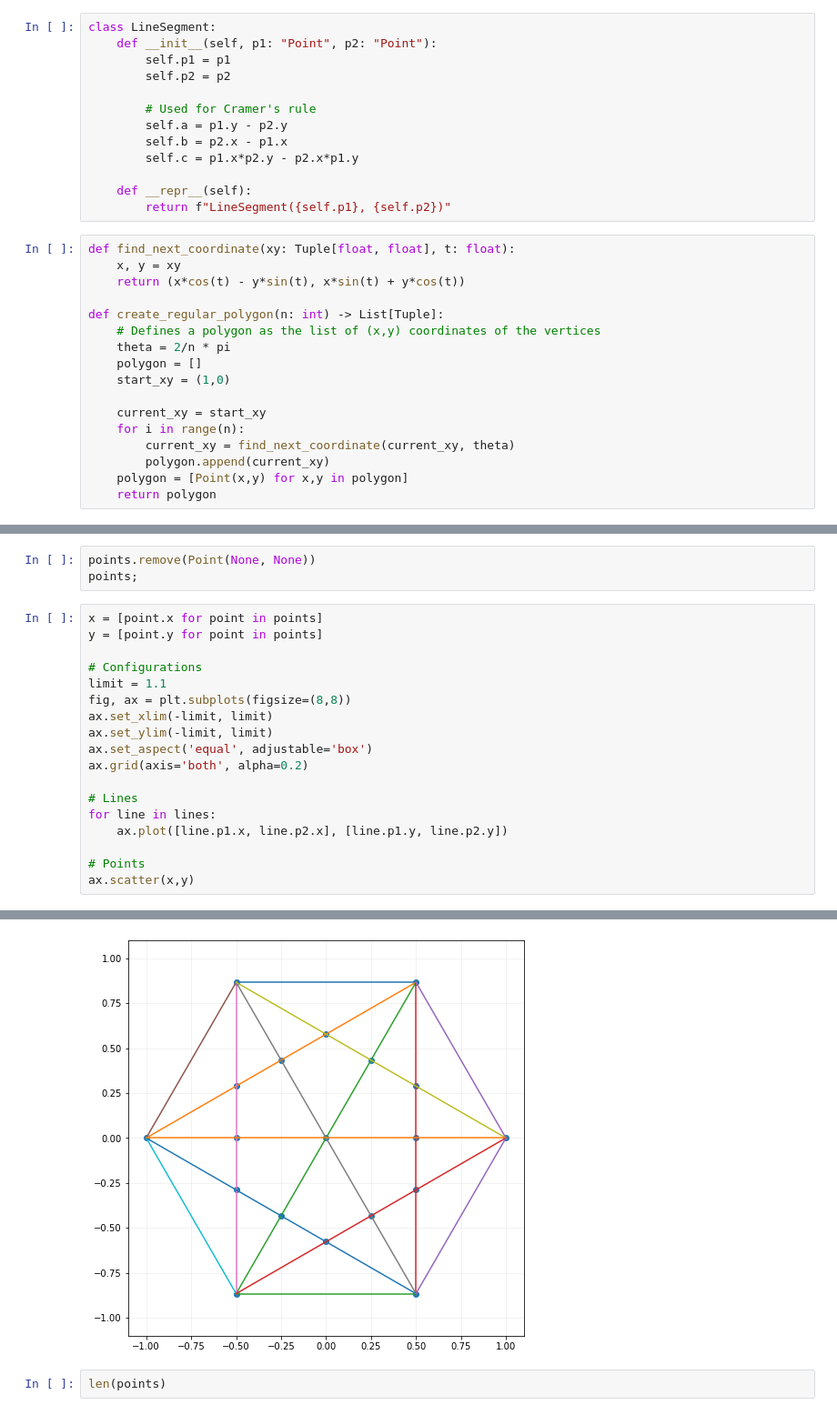
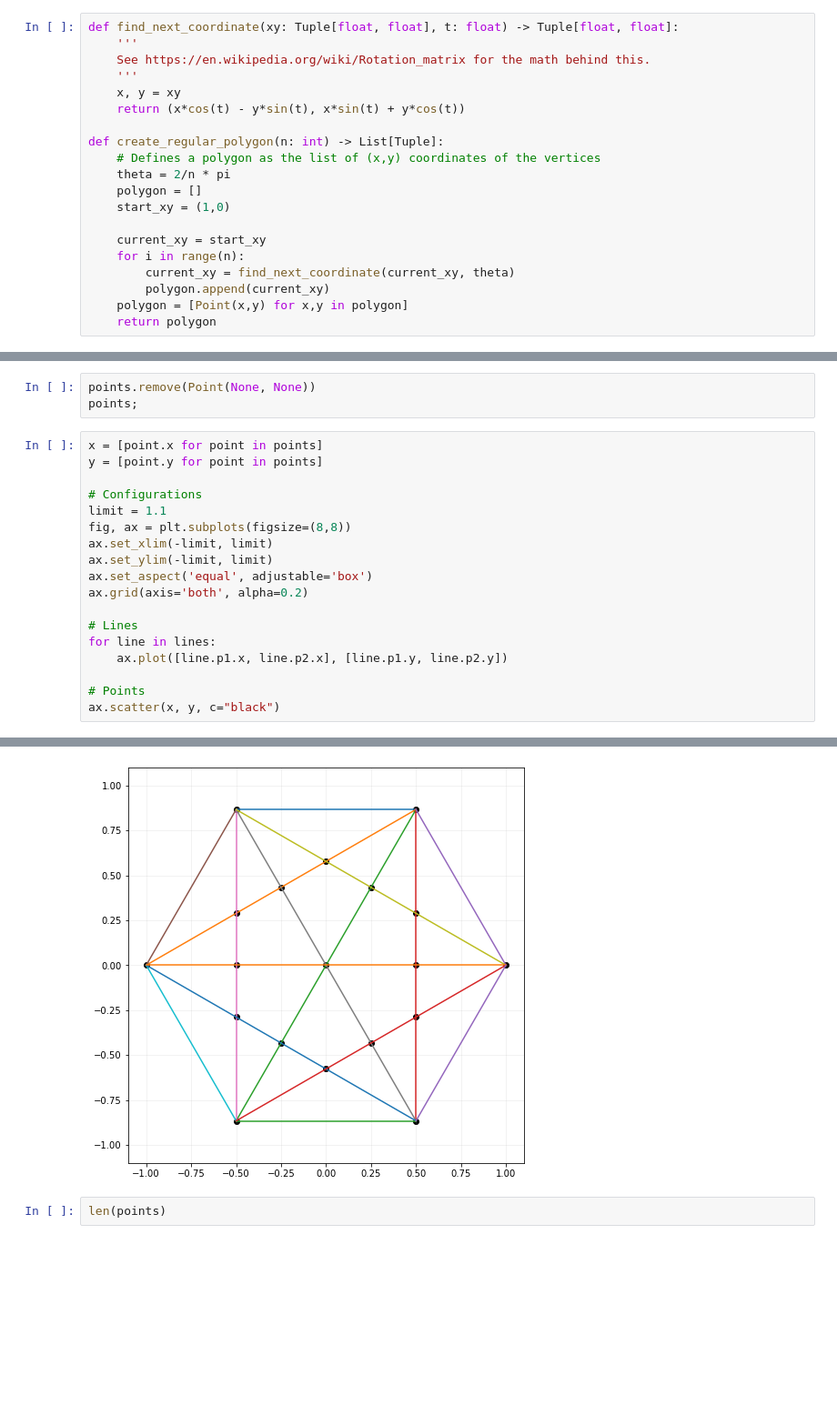
Before and after one commit to glowsplint/polygons, a Jupyter notebook: polygons.ipynb, the cells around one changed output, grey strips where cells are left out. Shown at 91% size. Saved outputs shown, nothing was run; the diff lists cells and outputs as text; blank space fills up the shorter version.

```diff
--- a/polygons.ipynb
+++ b/polygons.ipynb
@@ -86,18 +133,8 @@ class Point:
-# %%
-class LineSegment:
-    def __init__(self, p1: "Point", p2: "Point"):
-        self.p1 = p1
-        self.p2 = p2
-
-        # Used for Cramer's rule
-        self.a = p1.y - p2.y
-        self.b = p2.x - p1.x
-        self.c = p1.x*p2.y - p2.x*p1.y
-
-    def __repr__(self):
-        return f"LineSegment({self.p1}, {self.p2})"
 # %%
-def find_next_coordinate(xy: Tuple[float, float], t: float):
+def find_next_coordinate(xy: Tuple[float, float], t: float) -> Tuple[float, float]:
+    '''
+    See https://en.wikipedia.org/wiki/Rotation_matrix for the math behind this.
+    '''
     x, y = xy
     return (x*cos(t) - y*sin(t), x*sin(t) + y*cos(t))
 
@@ -143,24 +180,24 @@ points;
 # %%
 x = [point.x for point in points]
 y = [point.y for point in points]
 
 # Configurations
 limit = 1.1
 fig, ax = plt.subplots(figsize=(8,8))
 ax.set_xlim(-limit, limit)
 ax.set_ylim(-limit, limit)
 ax.set_aspect('equal', adjustable='box')
 ax.grid(axis='both', alpha=0.2)
 
 # Lines
 for line in lines:
     ax.plot([line.p1.x, line.p2.x], [line.p1.y, line.p2.y])
 
 # Points
-ax.scatter(x,y)
+ax.scatter(x, y, c="black")
 # %% [output]
 <matplotlib.collections.PathCollection at 0x...>
-[figure, old version]
+[figure, new version]
 # %%
 len(points)
 # %% [output]
```
Also changed, not shown: parts of 11 cells of this notebook.
